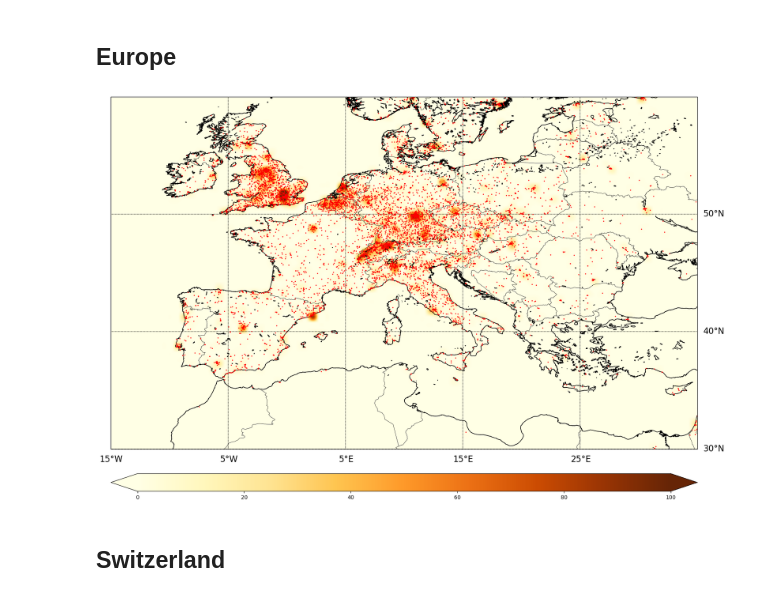
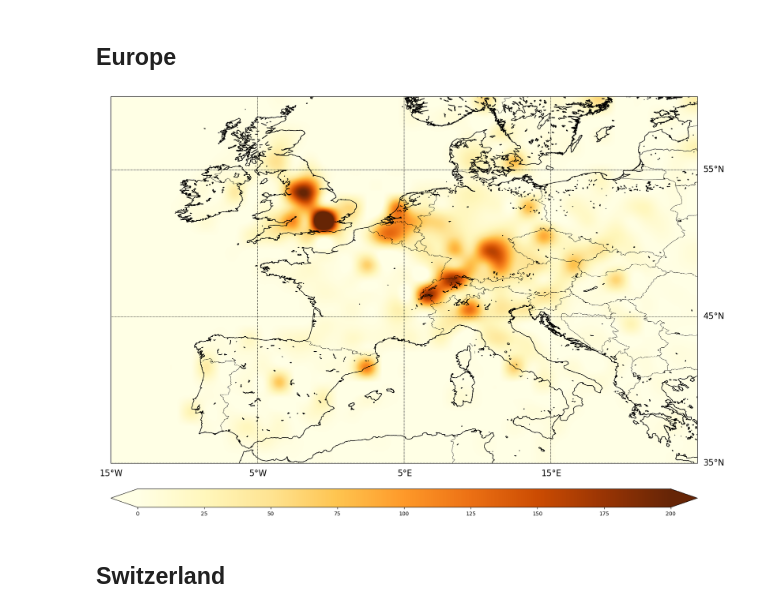
Before and after one commit to epfl-ada/ada-2022-project-sustainablepandas, a Jupyter notebook: dens_map_BIS.ipynb, the cells around one changed output. Saved outputs shown, nothing was run; the diff lists cells and outputs as text; code cells hidden in the pictures.

```diff
--- a/dens_map_BIS.ipynb
+++ b/dens_map_BIS.ipynb
@@ -159,10 +159,10 @@ Lon = df_breweries_RB['longitude']
 ## Europe
 # %%
 min_lon = -15 #-15 Europe, -5 Eq test
-max_lon = 35 #35 Europe, 45 Eq test
-min_lat = 30 #30 Europe, -10 Eq test
+max_lon = 25 #35 Europe, 45 Eq test
+min_lat = 35 #30 Europe, -10 Eq test
 max_lat = 60 #60 Europe, 10 Eq test
-res = 0.5 #resolution of X degrees
+res = 1 #resolution of X degrees
 
 nx,ny = int((max_lon-min_lon)/res),int((max_lat-min_lat)/res)
 lon_bins = np.linspace(min_lon,max_lon,nx+1)
@@ -173,22 +173,26 @@ density, _, _ = np.histogram2d(Lon,Lat,[lon_bins,lat_bins])
 map = Basemap(projection='cyl',llcrnrlon=min_lon,llcrnrlat= min_lat, urcrnrlon=max_lon,urcrnrlat=max_lat,resolution='f')
 # %%
 fig=plt.figure(figsize=(20,15))
+#map.drawmapboundary(fill_color='cornflowerblue');
+#map.fillcontinents(color='white',lake_color='cornflowerblue')
 map.drawcoastlines(linewidth=1)
 map.drawstates()
 map.drawcountries()
 parallels = np.arange(min_lat,max_lat,10)
 map.drawparallels(parallels,labels=[False,True,True,False],fontsize=16)
 meridians = np.arange(min_lon,max_lon,10)
 map.drawmeridians(meridians,labels=[True,False,False,True],fontsize=16)
+#map.drawrivers()
 
-a = map.imshow(density.T, interpolation='spline36', alpha=1, cmap='YlOrBr',vmin=0,vmax=100)
+
+a = map.imshow(density.T, interpolation='spline36', alpha=1, cmap='YlOrBr',vmin=0,vmax=200)
 cbar = map.colorbar(a,'bottom', pad='7%',extend='both')
 
-for lons, lats in zip(Lon, Lat):
-    x, y = map.projtran(lons,lats)
-    map.plot(x,y,'ro',markersize=1)
+#for lons, lats in zip(Lon, Lat):
+    #x, y = map.projtran(lons,lats)
+    #map.plot(x,y,'ro',markersize=1)
 # %% [output]
-[figure, old version]
+[figure, new version]
 # %% [markdown]
 ## Switzerland
 # %%
```
Also changed, not shown: parts of 3 cells of this notebook.
